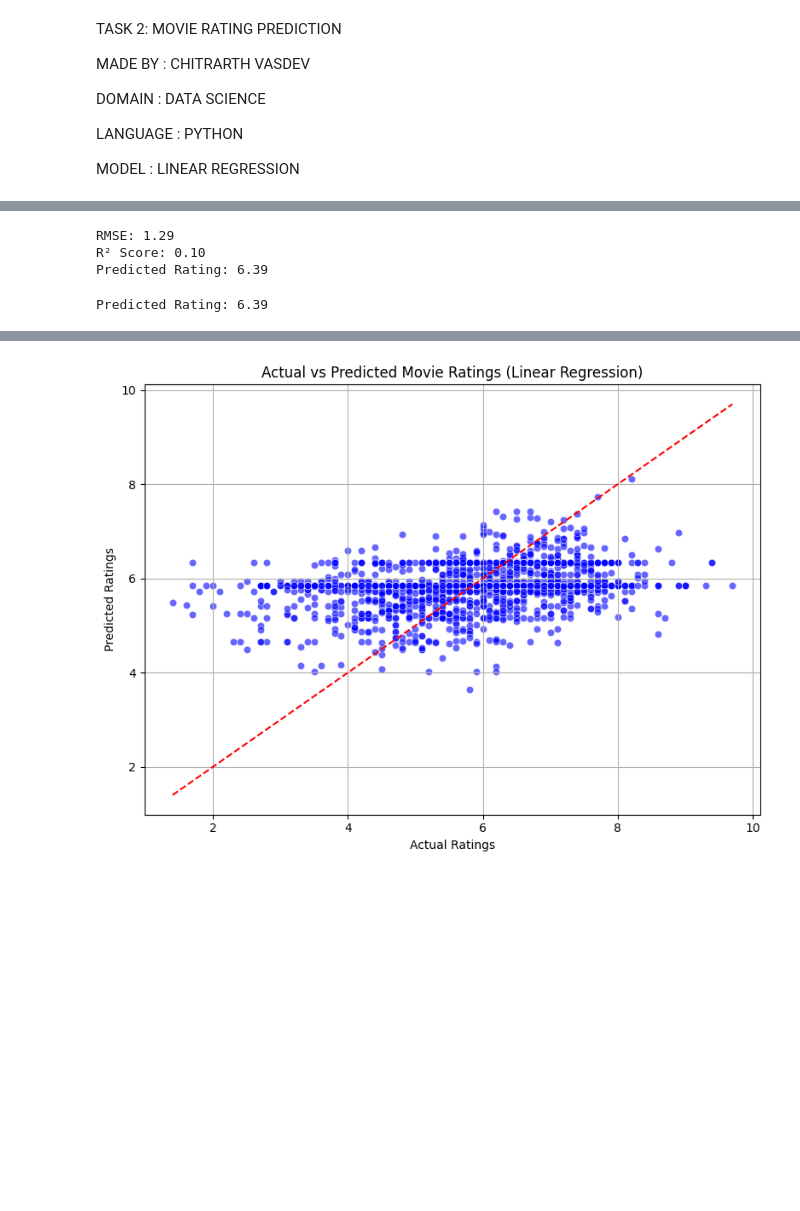
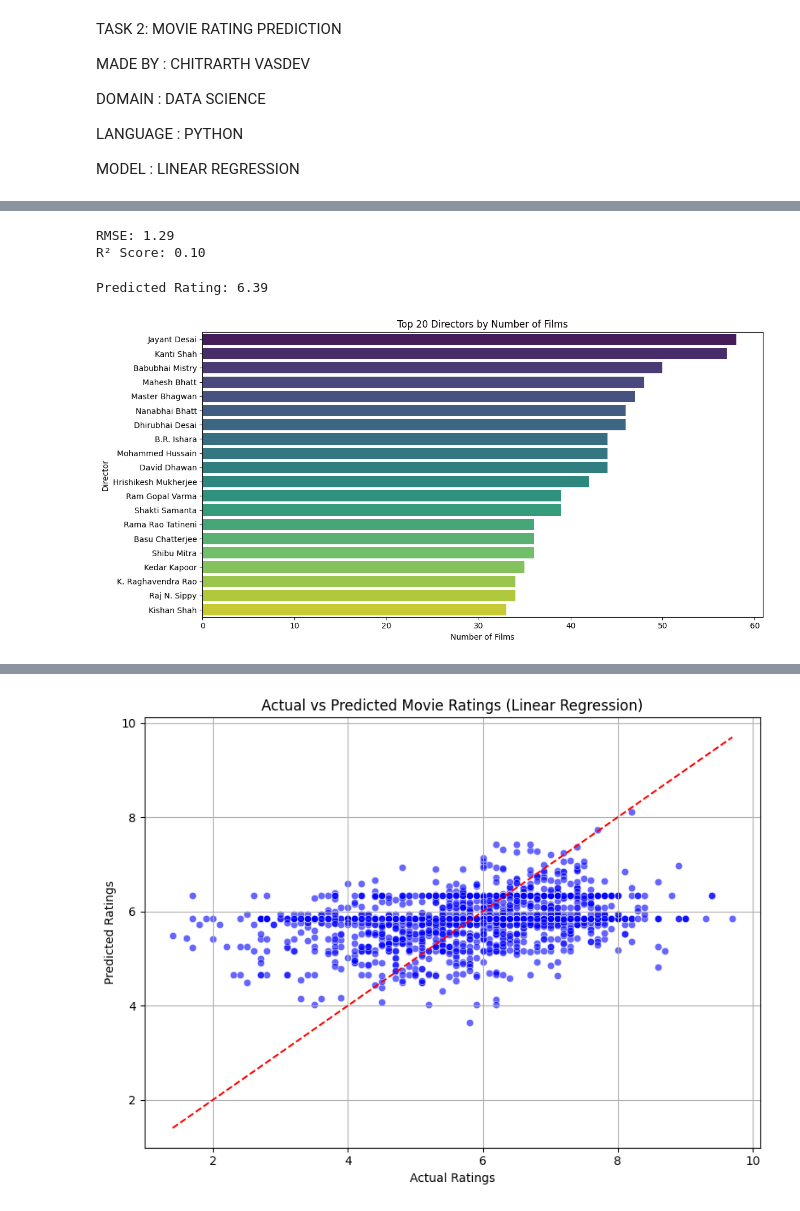
Before and after one commit to ChitrarthVasdev/CODSOFT, a Jupyter notebook: movieratingpredicton.ipynb, the cells around one changed output, grey strips where cells are left out. Cells and saved outputs as stored; diff of their text form; code cells hidden in the pictures; blank space fills up the shorter version.

```diff
--- a/movieratingpredicton.ipynb
+++ b/movieratingpredicton.ipynb
@@ -13,18 +57,4 @@ MODEL : LINEAR REGRESSION
 # %%
-import pandas as pd
-from sklearn.model_selection import train_test_split
-from sklearn.linear_model import LinearRegression
-from sklearn.pipeline import Pipeline
-from sklearn.compose import ColumnTransformer
-from sklearn.preprocessing import OneHotEncoder
-from sklearn.metrics import mean_squared_error, r2_score
-import numpy as np
-
-df = pd.read_csv("/content/IMDb Movies India.csv", encoding='ISO-8859-1')
-
-# Drop rows with missing values
-df = df.dropna(subset=['Genre', 'Director', 'Actor 1', 'Actor 2', 'Actor 3', 'Rating'])
-
 # top 20 categories and labeled as 'Other'
 def simplify_column(df, column, top_n=20):
     top_values = df[column].value_counts().nlargest(top_n).index
@@ -65,7 +95,6 @@ print(f"R² Score: {r2:.2f}")
 # %% [output]
 RMSE: 1.29
 R² Score: 0.10
-Predicted Rating: 6.39
 # %%
 # Example prediction
 sample = pd.DataFrame([{
@@ -80,3 +109,15 @@ predicted_rating = model.predict(sample)
 print(f"Predicted Rating: {predicted_rating[0]:.2f}")
 # %% [output]
 Predicted Rating: 6.39
+# %%
+# Plot the top 20 directors
+plt.figure(figsize=(12, 6))
+sns.barplot(x=director_counts.head(20).values, y=director_counts.head(20).index, palette="viridis",
+            hue=director_counts.head(20).index, legend=False) # Added hue and kept legend=False
+plt.title("Top 20 Directors by Number of Films")
+plt.xlabel("Number of Films")
+plt.ylabel("Director")
+plt.tight_layout()
+plt.show()
+# %% [output]
+[figure, added]
```
Also changed, not shown: parts of 6 cells of this notebook.
